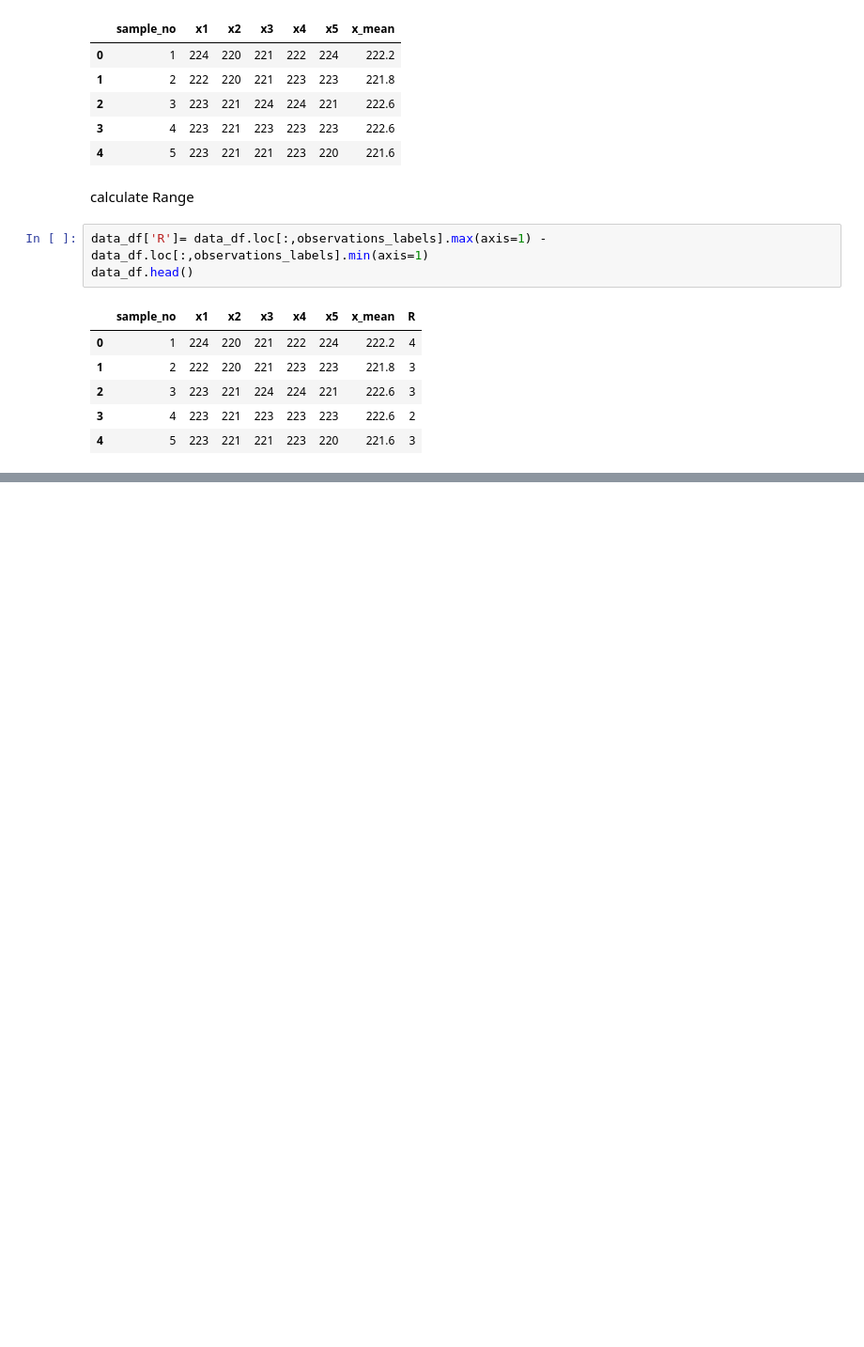
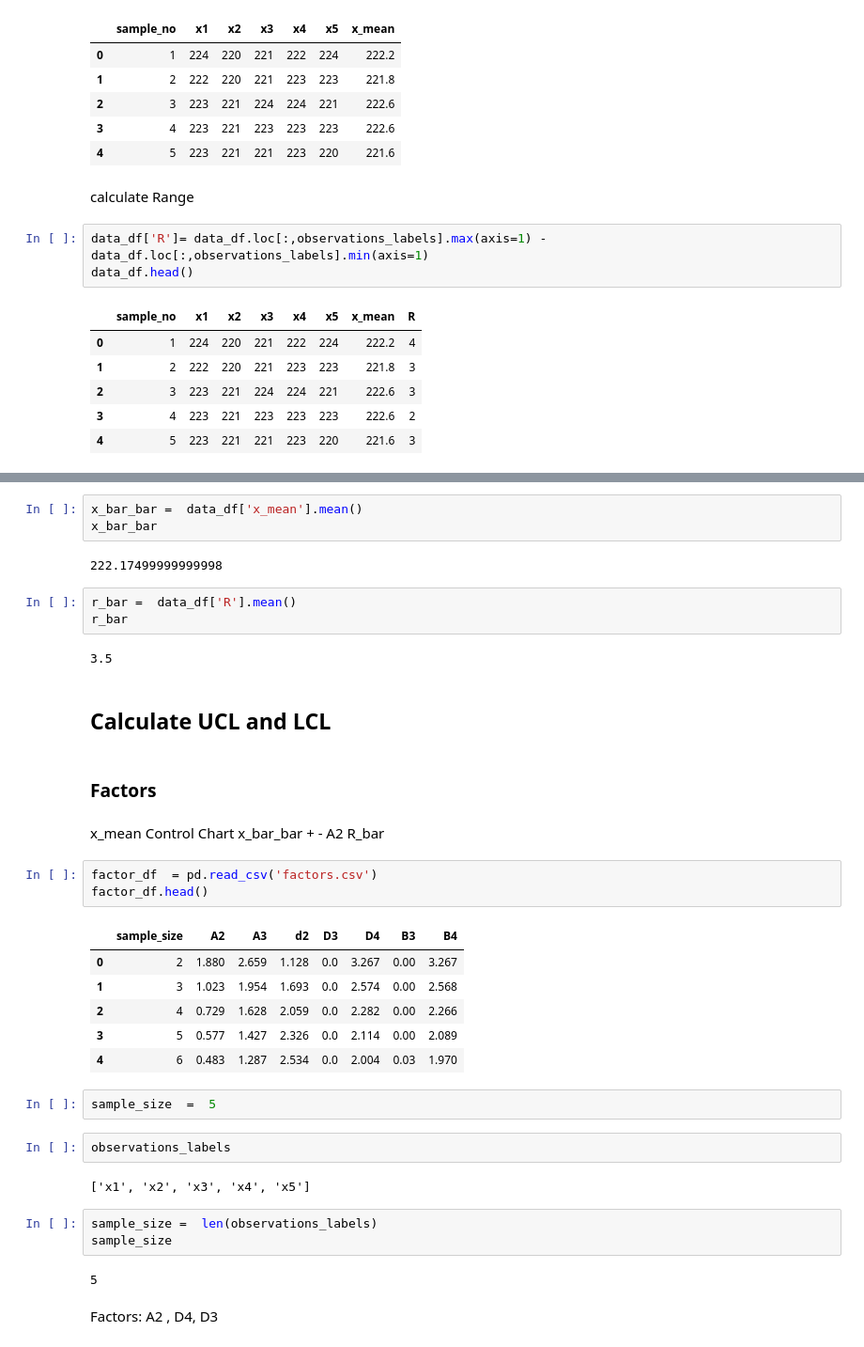
Before and after one commit to fbaezcalderon/winter25_control_charts, a Jupyter notebook: control_chart.ipynb, the cells around one changed output, grey strips where cells are left out. Shown at 94% size. Cells and saved outputs as stored; diff of their text form; blank space fills up the shorter version.

Commit message:
factors

```diff
--- a/control_chart.ipynb
+++ b/control_chart.ipynb
@@ -136,0 +139,39 @@ data_df.head()
+# %%
+x_bar_bar =  data_df['x_mean'].mean()
+x_bar_bar
+# %% [output]
+222.17499999999998
+# %%
+r_bar =  data_df['R'].mean()
+r_bar
+# %% [output]
+3.5
+# %% [markdown]
+## Calculate UCL and LCL
+# %% [markdown]
+### Factors
+# %% [markdown]
+x_mean Control Chart     x_bar_bar + -  A2 R_bar
+# %%
+factor_df  = pd.read_csv('factors.csv')
+factor_df.head()
+# %% [output]
+|  | sample_size | A2 | A3 | d2 | D3 | D4 | B3 | B4 |
+| 0 | 2 | 1.880 | 2.659 | 1.128 | 0.0 | 3.267 | 0.00 | 3.267 |
+| 1 | 3 | 1.023 | 1.954 | 1.693 | 0.0 | 2.574 | 0.00 | 2.568 |
+| 2 | 4 | 0.729 | 1.628 | 2.059 | 0.0 | 2.282 | 0.00 | 2.266 |
+| 3 | 5 | 0.577 | 1.427 | 2.326 | 0.0 | 2.114 | 0.00 | 2.089 |
+| 4 | 6 | 0.483 | 1.287 | 2.534 | 0.0 | 2.004 | 0.03 | 1.970 |
+# %%
+sample_size  =  5
+# %%
+observations_labels
+# %% [output]
+['x1', 'x2', 'x3', 'x4', 'x5']
+# %%
+sample_size =  len(observations_labels)
+sample_size
+# %% [output]
+5
+# %% [markdown]
+Factors: A2 , D4, D3
```
Also changed, not shown: parts of 3 cells of this notebook.
